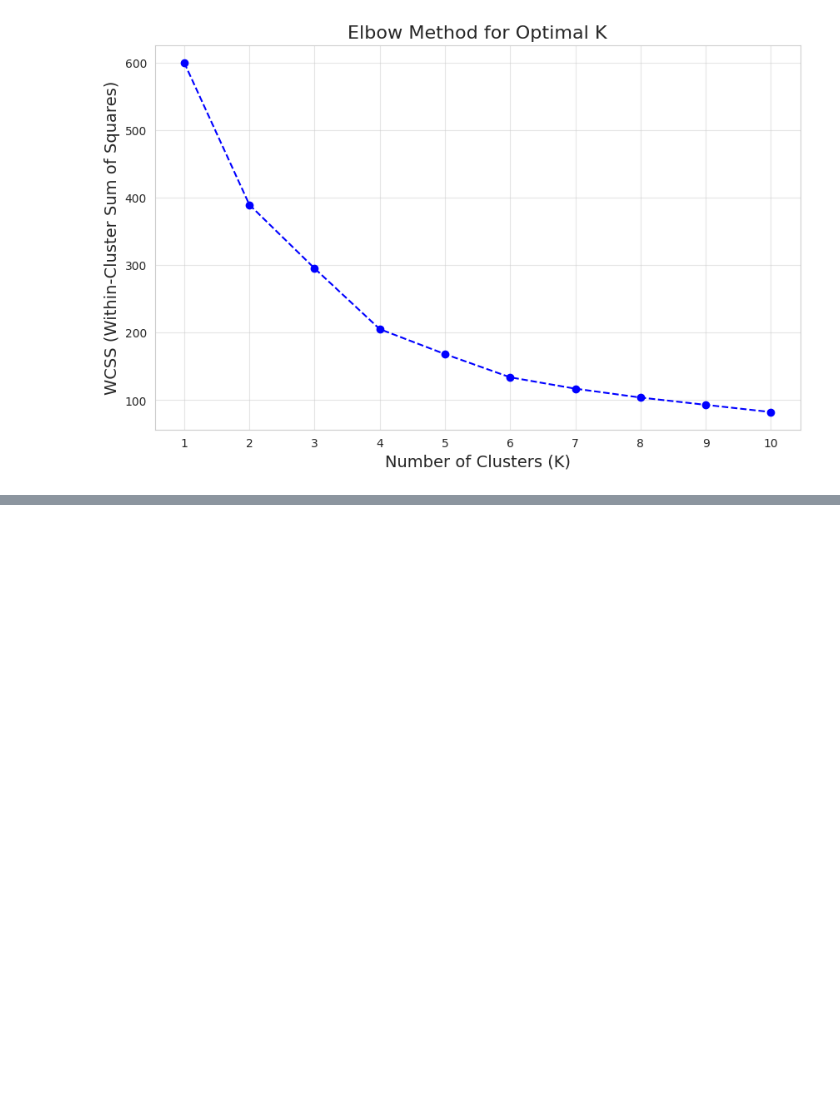
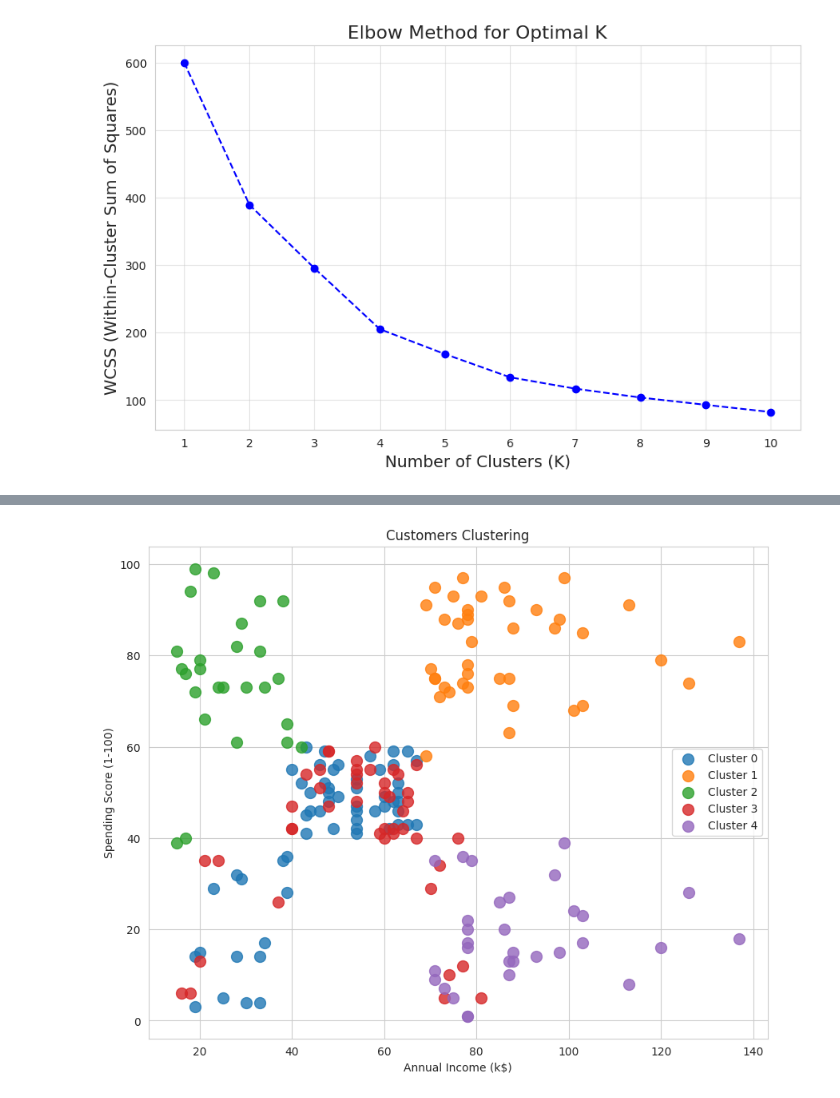
Before and after one commit to Satya-789/ML_Unsupervised_Customer_segmentation, a Jupyter notebook: ML_Unsupervised_Customer_segmentation.ipynb, the cells around one changed output, grey strips where cells are left out. Drawn from its saved outputs; the diff is of its cells as text; code cells hidden in the pictures; blank space fills up the shorter version.

```diff
--- a/ML_Unsupervised_Customer_segmentation.ipynb
+++ b/ML_Unsupervised_Customer_segmentation.ipynb
@@ -206,0 +217,19 @@ df['Cluster_Label'] = kmeans.fit_predict(scaled_data)
+# %%
+plt.figure(figsize=(10, 8))
+
+for i in range(5):
+    cluster_data = df[df["Clusters"] == i]
+    plt.scatter(
+        x=cluster_data["Annual Income (k$)"],
+        y=cluster_data["Spending Score (1-100)"],
+        s=100, alpha=0.8, label=f'Cluster {i}'
+    )
+
+
+plt.xlabel("Annual Income (k$)")
+plt.ylabel("Spending Score (1-100)")
+plt.title("Customers Clustering")
+plt.legend(loc="center right")
+plt.show()
+# %% [output]
+[figure, added]
```
Also changed, not shown: parts of 16 cells of this notebook.
